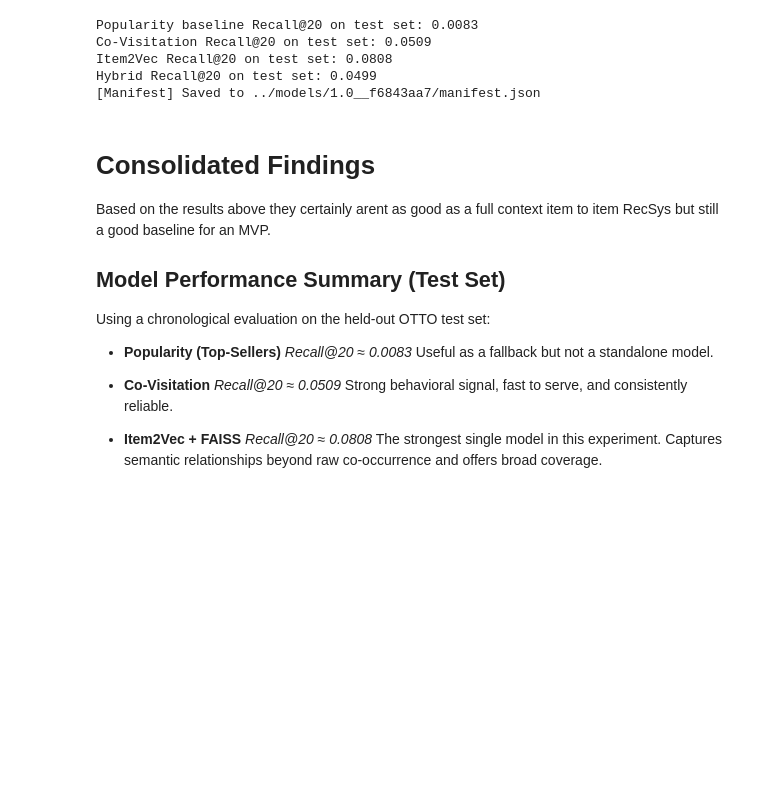
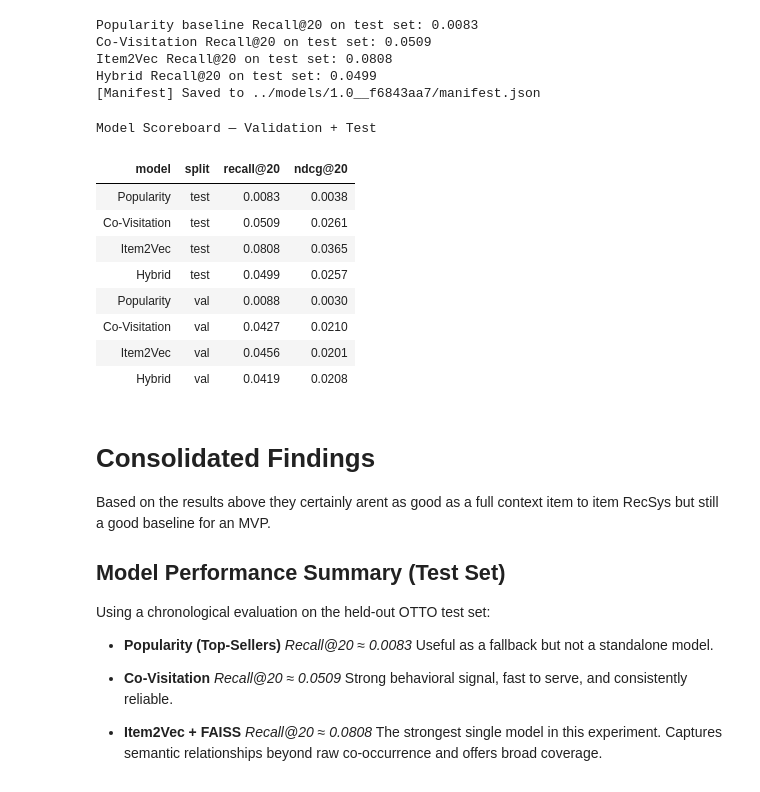
Before and after one commit to vilhjalmur12/OnlineRecSysOTTO, a Jupyter notebook: notebooks/RecSysExperiment.ipynb, the cells around one changed output. Cells and saved outputs as stored; diff of their text form; code cells hidden in the pictures; blank space fills up the shorter version.

```diff
--- a/notebooks/RecSysExperiment.ipynb
+++ b/notebooks/RecSysExperiment.ipynb
@@ -3117,6 +3136,79 @@ Co-Visitation Recall@20 on test set: 0.0509
 Item2Vec Recall@20 on test set: 0.0808
 Hybrid Recall@20 on test set: 0.0499
 [Manifest] Saved to ../models/1.0__f6843aa7/manifest.json
+# %%
+
+scoreboard_df = pd.DataFrame([
+    # ------------------ TEST ------------------
+    {"model": "Popularity",    "split": "test",
+     "recall@20": test_baseline_metrics["recall@20"],
+     "ndcg@20":   test_baseline_metrics.get("ndcg@20", 0.0)},
+
+    {"model": "Co-Visitation", "split": "test",
+     "recall@20": test_covis_metrics["recall@20"],
+     "ndcg@20":   test_covis_metrics.get("ndcg@20", 0.0)},
+
+    {"model": "Item2Vec",      "split": "test",
+     "recall@20": test_item2vec_metrics["recall@20"],
+     "ndcg@20":   test_item2vec_metrics.get("ndcg@20", 0.0)},
+
+    {"model": "Hybrid",        "split": "test",
+     "recall@20": test_hybrid_metrics["recall@20"],
+     "ndcg@20":   test_hybrid_metrics.get("ndcg@20", 0.0)},
+
+    # ------------------ VALIDATION ------------------
+    {"model": "Popularity",    "split": "val",
+     "recall@20": baseline_metrics["recall@20"],
+     "ndcg@20":   baseline_metrics.get("ndcg@20", 0.0)},
+
+    {"model": "Co-Visitation", "split": "val",
+     "recall@20": covis_metrics["recall@20"],
+     "ndcg@20":   covis_metrics.get("ndcg@20", 0.0)},
+
+    {"model": "Item2Vec",      "split": "val",
+     "recall@20": item2vec_w2v_metrics["recall@20"],
+     "ndcg@20":   item2vec_w2v_metrics.get("ndcg@20", 0.0)},
+
+    {"model": "Hybrid",        "split": "val",
+     "recall@20": hybrid_metrics["recall@20"],
+     "ndcg@20":   hybrid_metrics.get("ndcg@20", 0.0)},
+])
+
+# --- Highlight highest performer per metric ---
+def highlight_max(s: pd.Series):
+    is_max = s == s.max()
+    return ["background-color: #e9f7e6;" if v else "" for v in is_max]
+
+table_styles = {
+    "": [  # empty key = base styles
+        {"selector": "table", "props": [("width", "120%")]},
+        {"selector": "th",    "props": [("padding", "8px")]},
+        {"selector": "td",    "props": [("padding", "6px")]},
+    ]
+}
+
+scoreboard = (
+    scoreboard_df.style
+        .set_caption("Model Scoreboard — Validation + Test")
+        .set_table_styles(table_styles)  # <- now getting a dict
+        .format({"recall@20": "{:.4f}", "ndcg@20": "{:.4f}"})
+        .hide(axis="index")
+        .apply(highlight_max, subset=["recall@20"])
+        .apply(highlight_max, subset=["ndcg@20"])
+)
+
+scoreboard
+# %% [output]
+Model Scoreboard — Validation + Test
+| model | split | recall@20 | ndcg@20 |
+| Popularity | test | 0.0083 | 0.0038 |
+| Co-Visitation | test | 0.0509 | 0.0261 |
+| Item2Vec | test | 0.0808 | 0.0365 |
+| Hybrid | test | 0.0499 | 0.0257 |
+| Popularity | val | 0.0088 | 0.0030 |
+| Co-Visitation | val | 0.0427 | 0.0210 |
+| Item2Vec | val | 0.0456 | 0.0201 |
+| Hybrid | val | 0.0419 | 0.0208 |
 # %% [markdown]
 # **Consolidated Findings**
 
```
Also changed, not shown: parts of 1 cell of this notebook, 9 other files.
